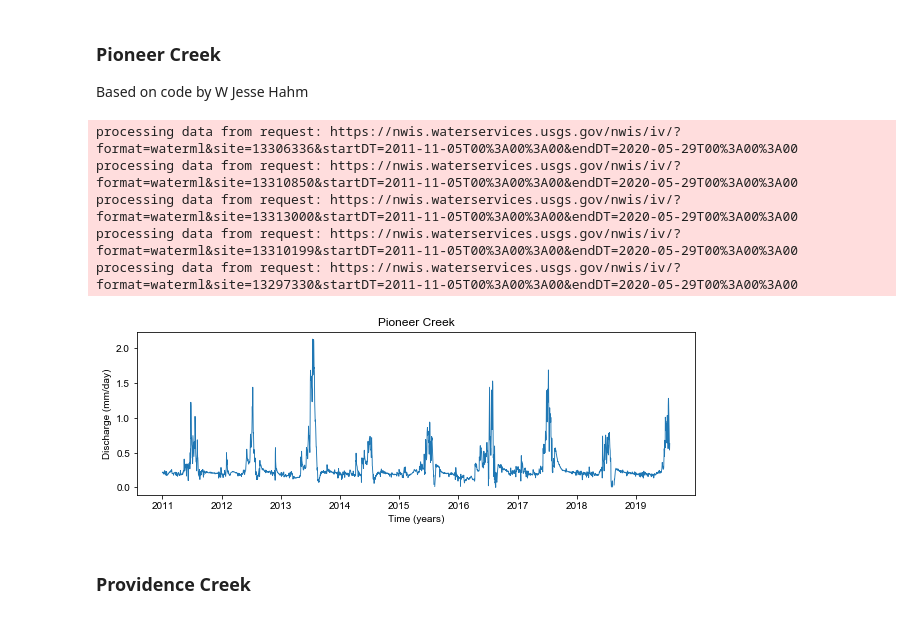
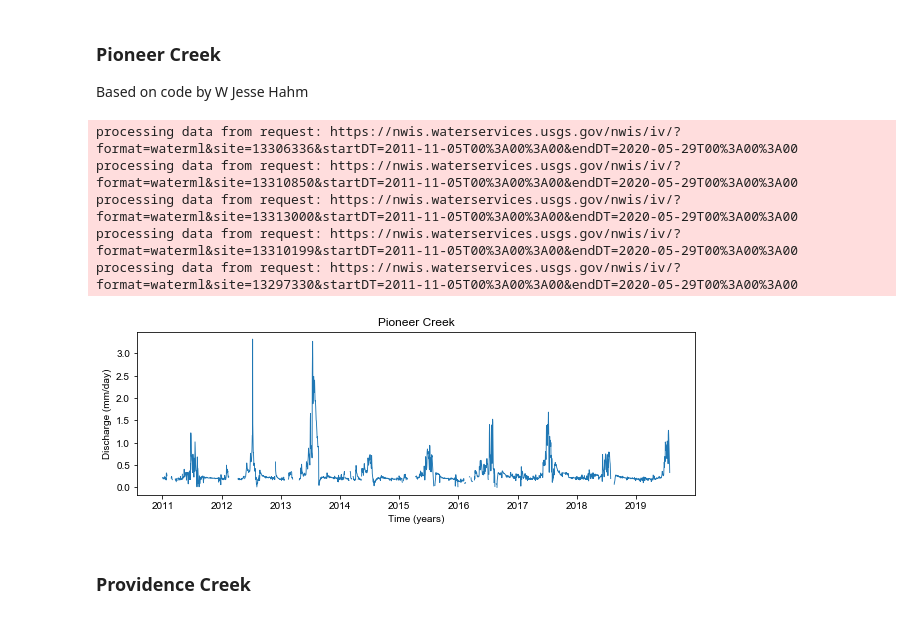
Before and after one commit to xine-leclerc/Network-Hydraulic-Scaling-Research-App, a Jupyter notebook: Network Hydraulic Scaling Research App.ipynb, the cells around one changed output. Cells and saved outputs as stored; diff of their text form; code cells hidden in the pictures.

```diff
--- a/Network Hydraulic Scaling Research App.ipynb
+++ b/Network Hydraulic Scaling Research App.ipynb
@@ -40,7 +40,7 @@ plt.rcParams['font.sans-serif'] = 'Arial'
 ## Access watershed metadata
 # %%
 # Create data frame
-dMeta = pd.read_csv('https://www.hydroshare.org/resource/76ebc18852cc41e48d4ee83902bc0a7d/data/contents/ws_metadata.csv')
+dMeta = pd.read_csv('https://www.hydroshare.org/resource/1f97ba4f8ea64812b10c14a10071c69f/data/contents/ws_metadata.csv')
 
 # Create arrays
 areaM2 = []
@@ -708,18 +708,7 @@ name_id = {
 
 a = 0.016  # Pre-factor per Whiting and Godsey 2016, eq. (3)
 
-# Correction factors for discharge per Whiting and Godsey 2016
-name_coef = {
-    'Blackbird Ck.': 0.054,
-    'Meadow Ck.': -0.174,
-    'Johnson Ck.': 0.003,
-    'Middle Fork Salmon': 0.001,
-    'Thompson Ck.': -0.094,
-}
-
 # Function to get data
-
-
 def getUSGSdata(siteno, startdate, enddate):
     sitename = {}
     sitename = ulmo.usgs.nwis.get_site_data(
@@ -733,8 +722,7 @@ def getUSGSdata(siteno, startdate, enddate):
     dPio = dPio.resample('15min').mean()
     return dPio
 
-
-# Convert discharge in cfs to cms
+# Correct values as per Whiting and Godsey 2016 and convert discharge in CFS to CMS
 dPios = []
 for value in name_id.values():
     site = str(value)
@@ -742,25 +730,27 @@ for value in name_id.values():
     enddate = pd.to_datetime('2020-05-29')
     series = getUSGSdata(site, startdate, enddate)
     dPio = pd.DataFrame()
-    dPio['CFS'] = series
-    dPio['CMS'] = dPio['CFS'] / 35.3146662126613
+    dPio['CMS'] = series
+
+    if value == 13306336:
+        dPio['CMS'] = np.where(dPio['CMS'].isnull(),0.0212,(dPio['CMS']*0.054/35.3146662126613))
+
+    if value == 13310850:
+        dPio['CMS'] = np.where(dPio['CMS'].isnull(),-0.0144,(dPio['CMS']*(-0.174)/35.3146662126613))
+
+    if value == 13313000:
+        dPio['CMS'] = np.where(dPio['CMS'].isnull(),np.nan,(dPio['CMS']*0.003/35.3146662126613))
+
+    if value == 13310199:
+        dPio['CMS'] = np.where(dPio['CMS'].isnull(),np.nan,(dPio['CMS']*0.001/35.3146662126613))
+
+    if value == 13297330:
+        dPio['CMS'] = np.where(dPio['CMS'].isnull(),np.nan,(dPio['CMS']*(-0.094)/35.3146662126613))
+
     dPios.append(dPio)
 
-# Run interpolate function on datasets used to reconstruct Pioneer Creek discharge
-interps = []
-for dPio in dPios:
-    interps.append(dPio.interpolate())
-
-# Create gap-filled datasets and use correction factors per Whiting and Godsey 2016
-correcteds = []
-for i, dPio in enumerate(interps):
-    corrected = dPio * list(name_coef.values())[i]
-    correcteds.append(corrected)
-
 # Add corrected values per Whiting and Godsey 2016, eq. (3)
-final = a + correcteds[0] + correcteds[1] + \
-    correcteds[2] + correcteds[3] + correcteds[4]
-final = final[final > 0]
+final = a + dPios[0] + dPios[1] + dPios[2] + dPios[3] + dPios[4]
 
 # Plot reconstructed Pioneer Creek discharge time series in  mm/day
 final['mm15min'] = final['CMS'] * 1000 * 60 * 15 / (15.8 * 10 ** 6)
@@ -770,36 +760,39 @@ final_daliy = final_daily.iloc[1:]
 
 # Finalize data
 final_daily_date = list()
 final_daily_q = list()
 
 # Format data
 for i in range(len(final_daily)):
     dateStr = str(final_daily.index[i])
     dateStr = dateStr[0:10]
     final_daily_date.append(dateStr)
     final_daily_q.append(final_daily[i])
 
 d = {'date': final_daily_date, 'q_mm_per_day': final_daily_q}
 dPioDaily = pd.DataFrame(data=d)
 
+dPioDaily['q_mm_per_day'] = np.where((dPioDaily['q_mm_per_day'] < 0),np.nan,dPioDaily['q_mm_per_day']) # Convert any negative values to NaN values
+
+dPioDaily.to_csv('q_pioneercreek.csv')
+
 # Plot data
 %matplotlib inline
 fig, ax = plt.subplots(figsize=(10, 3))
 ax.plot(dPioDaily['date'], dPioDaily['q_mm_per_day'], linewidth=0.9)
 ax.set(xlabel='Time (years)', ylabel='Discharge (mm/day)', title='Pioneer Creek')
-labels = ['2011', '2012', '2013', '2014', '2015',
-          '2016', '2017', '2018', '2019', '2020']
+labels = ['2011', '2012', '2013', '2014', '2015', '2016', '2017', '2018', '2019', '2020']
 ticks_to_use = dPioDaily.index[::365]
 ax.set_xticks(ticks_to_use)
 ax.set_xticklabels(labels)
 plt.show()
 # %% [output]
 processing data from request: https://nwis.waterservices.usgs.gov/nwis/iv/?format=waterml&site=13306336&startDT=2011-11-05T00%3A00%3A00&endDT=2020-05-29T00%3A00%3A00
 processing data from request: https://nwis.waterservices.usgs.gov/nwis/iv/?format=waterml&site=13310850&startDT=2011-11-05T00%3A00%3A00&endDT=2020-05-29T00%3A00%3A00
 processing data from request: https://nwis.waterservices.usgs.gov/nwis/iv/?format=waterml&site=13313000&startDT=2011-11-05T00%3A00%3A00&endDT=2020-05-29T00%3A00%3A00
 processing data from request: https://nwis.waterservices.usgs.gov/nwis/iv/?format=waterml&site=13310199&startDT=2011-11-05T00%3A00%3A00&endDT=2020-05-29T00%3A00%3A00
 processing data from request: https://nwis.waterservices.usgs.gov/nwis/iv/?format=waterml&site=13297330&startDT=2011-11-05T00%3A00%3A00&endDT=2020-05-29T00%3A00%3A00
-[figure, old version]
+[figure, new version]
 # %% [markdown]
 ### Providence Creek
 # %%
```
Also changed, not shown: parts of 7 cells of this notebook.
